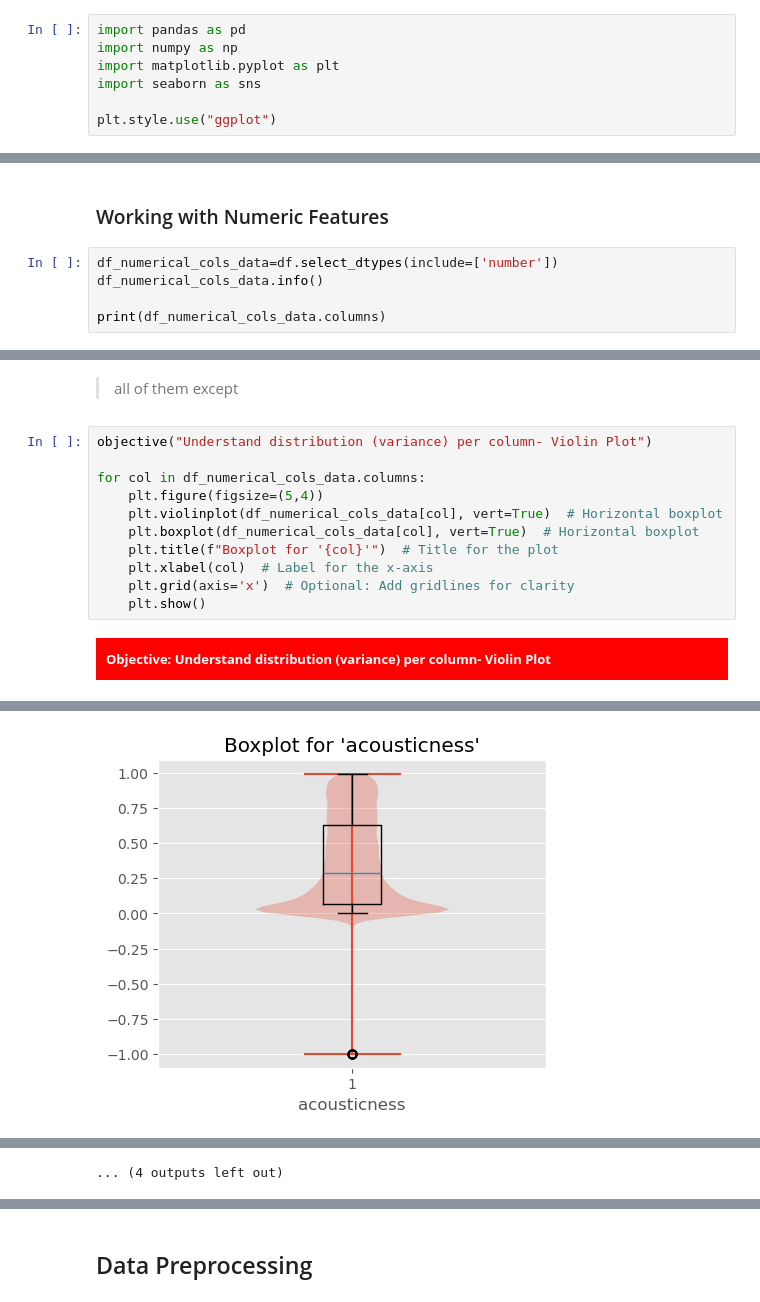
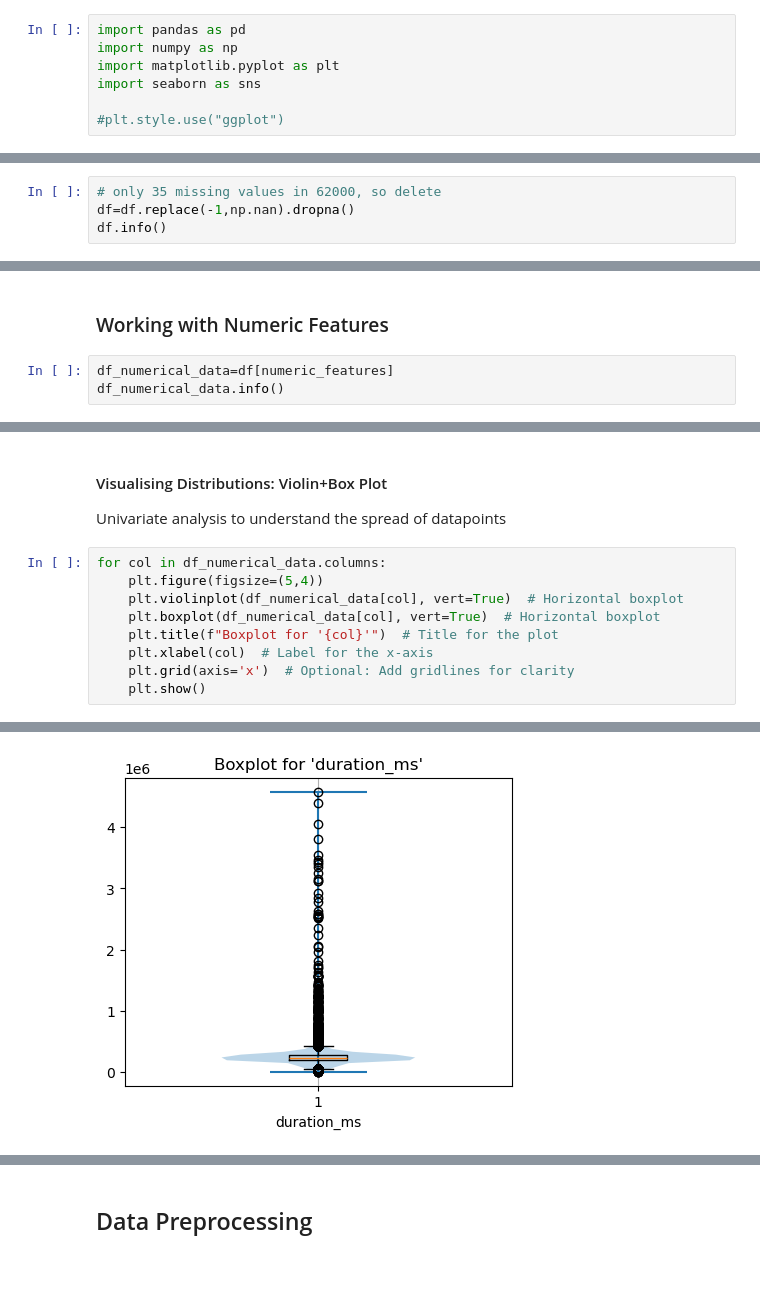
Before and after one commit to yogesh-codes/SongsRecommender, a Jupyter notebook: spotify-tracks.ipynb, the cells around one changed output, grey strips where cells are left out. Drawn from its saved outputs; the diff is of its cells as text; blank space fills up the shorter version.

Commit message:
progress in numerical features and categorical features

```diff
--- a/spotify-tracks.ipynb
+++ b/spotify-tracks.ipynb
@@ -15,7 +15,7 @@ import numpy as np
 import matplotlib.pyplot as plt
 import seaborn as sns
 
-plt.style.use("ggplot")
+#plt.style.use("ggplot")
 # %% [markdown]
 ### Helper Functions
 # %%
@@ -150,0 +176,4 @@ Findings: new shape is (62239, 22)
+# %%
+# only 35 missing values in 62000, so delete
+df=df.replace(-1,np.nan).dropna()
+df.info()
@@ -332,9 +374,7 @@ print(df["mode"].unique())
 # %% [markdown]
 ### Working with Numeric Features
 # %%
-df_numerical_cols_data=df.select_dtypes(include=['number'])
-df_numerical_cols_data.info()
-
-print(df_numerical_cols_data.columns)
+df_numerical_data=df[numeric_features]
+df_numerical_data.info()
 # %% [output]
 <class 'pandas.core.frame.DataFrame'>
@@ -373,15 +425,14 @@ df_numerical_cols_data
 # %% [markdown]
-> all of them except
+#### Visualising Distributions: Violin+Box Plot
+
+Univariate analysis to understand the spread of datapoints
 # %%
-objective("Understand distribution (variance) per column- Violin Plot")
-
-for col in df_numerical_cols_data.columns:
+for col in df_numerical_data.columns:
     plt.figure(figsize=(5,4))
-    plt.violinplot(df_numerical_cols_data[col], vert=True)  # Horizontal boxplot
-    plt.boxplot(df_numerical_cols_data[col], vert=True)  # Horizontal boxplot
+    plt.violinplot(df_numerical_data[col], vert=True)  # Horizontal boxplot
+    plt.boxplot(df_numerical_data[col], vert=True)  # Horizontal boxplot
     plt.title(f"Boxplot for '{col}'")  # Title for the plot
     plt.xlabel(col)  # Label for the x-axis
     plt.grid(axis='x')  # Optional: Add gridlines for clarity
     plt.show()
 # %% [output]
-Objective: Understand distribution (variance) per column- Violin Plot
@@ -390 +441 @@ Objective: Understand distribution (variance) per column- Violin Plot
-[figure, old version]
+[figure, new version]
@@ -399 +448,0 @@ Objective: Understand distribution (variance) per column- Violin Plot
-... (4 outputs left out)
```
Also changed, not shown: parts of 55 cells of this notebook.
